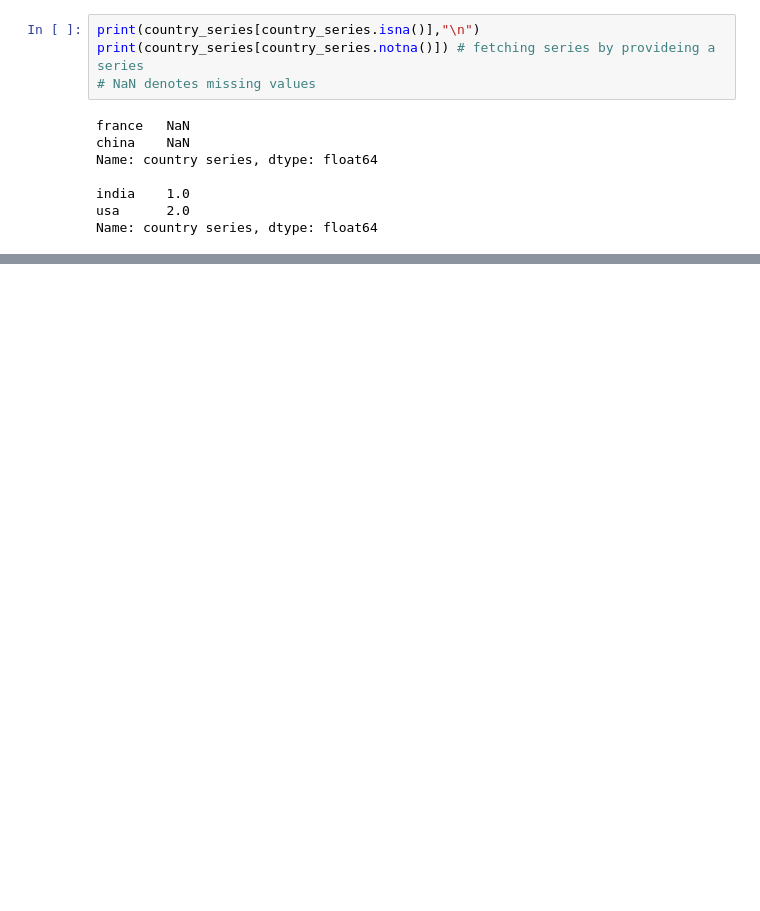
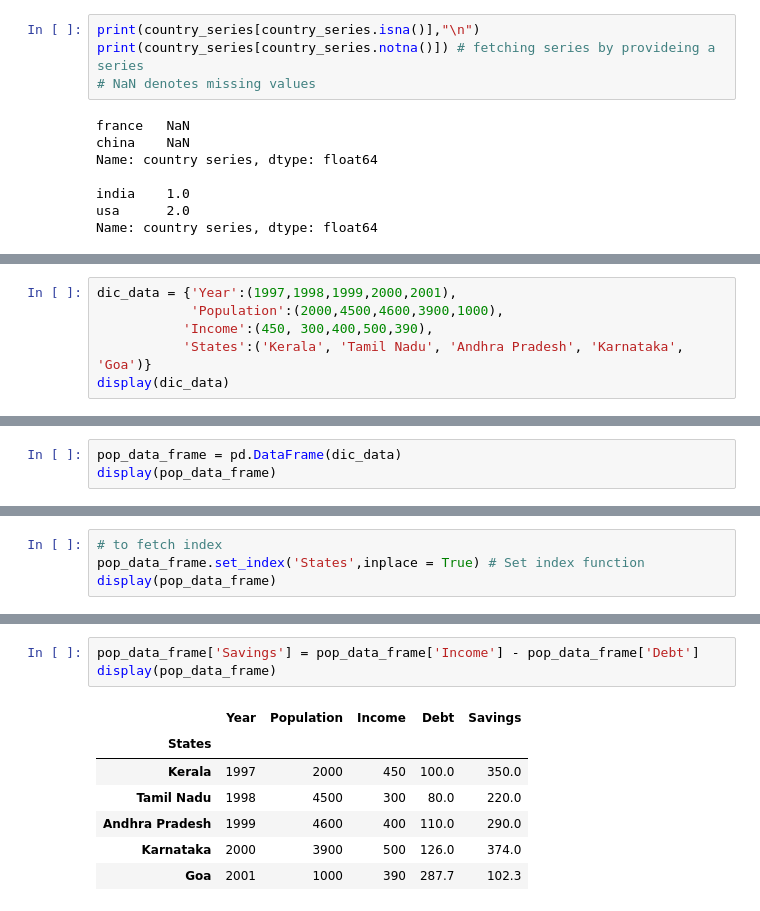
Before and after one commit to sreeh4ri/ictk_projects, a Jupyter notebook: notebooks/ex-pandas-basics.ipynb, the cells around one changed output, grey strips where cells are left out. Cells and saved outputs as stored; diff of their text form; blank space fills up the shorter version.

```diff
--- a/notebooks/ex-pandas-basics.ipynb
+++ b/notebooks/ex-pandas-basics.ipynb
@@ -126,0 +128,6 @@ Name: country series, dtype: float64
+# %%
+dic_data = {'Year':(1997,1998,1999,2000,2001),
+            'Population':(2000,4500,4600,3900,1000),
+           'Income':(450, 300,400,500,390),
+           'States':('Kerala', 'Tamil Nadu', 'Andhra Pradesh', 'Karnataka', 'Goa')}
+display(dic_data)
@@ -126,0 +139,3 @@ Name: country series, dtype: float64
+# %%
+pop_data_frame = pd.DataFrame(dic_data)
+display(pop_data_frame)
@@ -126,0 +149,4 @@ Name: country series, dtype: float64
+# %%
+# to fetch index
+pop_data_frame.set_index('States',inplace = True) # Set index function
+display(pop_data_frame)
@@ -126,0 +178,11 @@ Name: country series, dtype: float64
+# %%
+pop_data_frame['Savings'] = pop_data_frame['Income'] - pop_data_frame['Debt']
+display(pop_data_frame)
+# %% [output]
+|  | Year | Population | Income | Debt | Savings |
+| States |  |  |  |  |  |
+| Kerala | 1997 | 2000 | 450 | 100.0 | 350.0 |
+| Tamil Nadu | 1998 | 4500 | 300 | 80.0 | 220.0 |
+| Andhra Pradesh | 1999 | 4600 | 400 | 110.0 | 290.0 |
+| Karnataka | 2000 | 3900 | 500 | 126.0 | 374.0 |
+| Goa | 2001 | 1000 | 390 | 287.7 | 102.3 |
```
Also changed, not shown: parts of 15 cells of this notebook, 2 other files.
